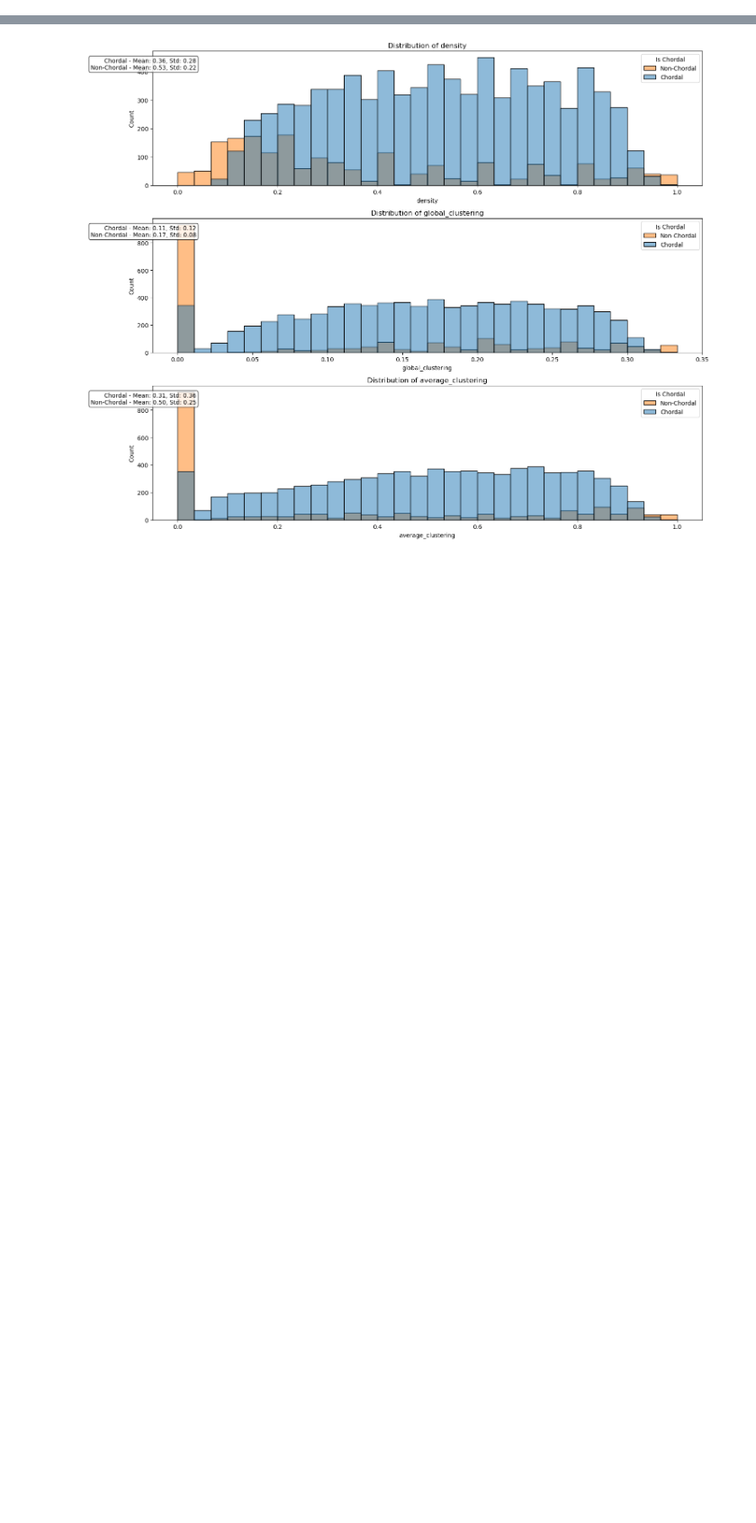
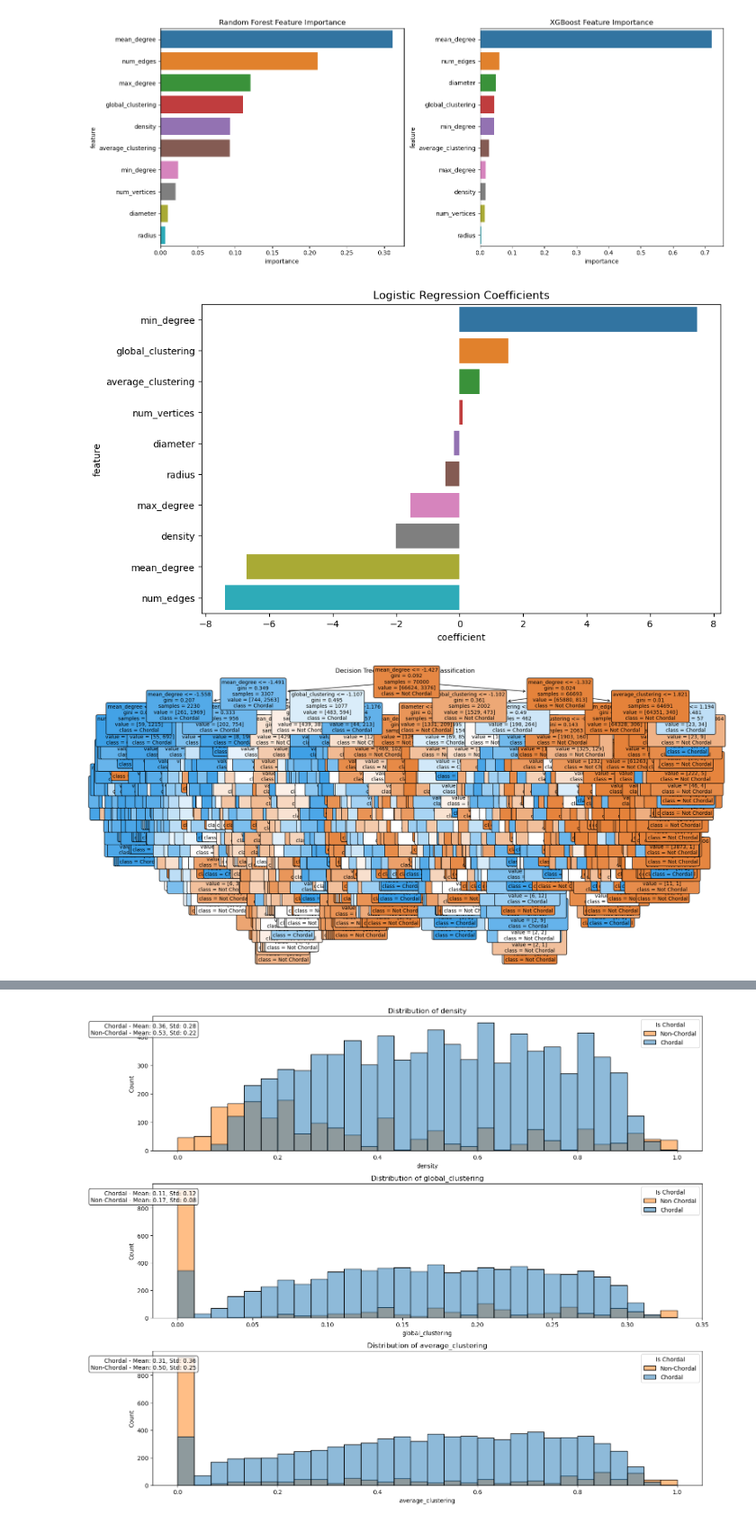
Before and after one commit to FibonAdithya/NetFaCE, a Jupyter notebook: Experiment_notebook.ipynb, the cells around one changed output, grey strips where cells are left out. Shown at 90% size. Cells and saved outputs as stored; diff of their text form; code cells hidden in the pictures; blank space fills up the shorter version.

```diff
--- a/Experiment_notebook.ipynb
+++ b/Experiment_notebook.ipynb
@@ -9,0 +17,12 @@ dataset = data_generation.generate_dataset(1000000, min_nodes=5, max_nodes=100)
+# %%
+importlib.reload(classification)
+feature_train, feature_test, chordal_train, chordal_test = classification.preprocessing(dataset)
+# %%
+lr_clf = classification.logistic_regression(feature_train, chordal_train, X_test = feature_test, y_test = chordal_test)
+knn_clf = classification.K_nearest_neighbour(feature_train, chordal_train, X_test = feature_test, y_test = chordal_test)
+svm_clf = classification.support_vector_machine(feature_train, chordal_train, X_test = feature_test, y_test = chordal_test)
+tree_clf = classification.decision_tree(feature_train, chordal_train, X_test = feature_test, y_test = chordal_test)
+rf_clf = classification.random_forrest(feature_train, chordal_train, X_test = feature_test, y_test = chordal_test)
+xgb_clf = classification.xgboost(feature_train, chordal_train, X_test = feature_test, y_test = chordal_test)
+
+models_list = [lr_clf, knn_clf, svm_clf, tree_clf, rf_clf, xgb_clf]
@@ -10,3 +51,12 @@ dataset = data_generation.generate_dataset(1000000, min_nodes=5, max_nodes=100)
+# %%
+rf_importance, xgb_importance = classification.plot_feature_importance(feature_train, chordal_train, rf = rf_clf, xgb = xgb_clf)
+lr_coefficients = classification.plot_logistic_coefficients(feature_train, chordal_train, lr = lr_clf)
+tree_clf = classification.visualize_decision_tree(feature_train, chordal_train, tree_clf = tree_clf)
+plt.show()
+# %% [output]
+[figure, added]
+[figure, added]
+[figure, added]
 # %%
 importlib.reload(feature_distribution)
 corr = feature_distribution.correlation(dataset)
```
Also changed, not shown: parts of 6 cells of this notebook, 3 other files.
